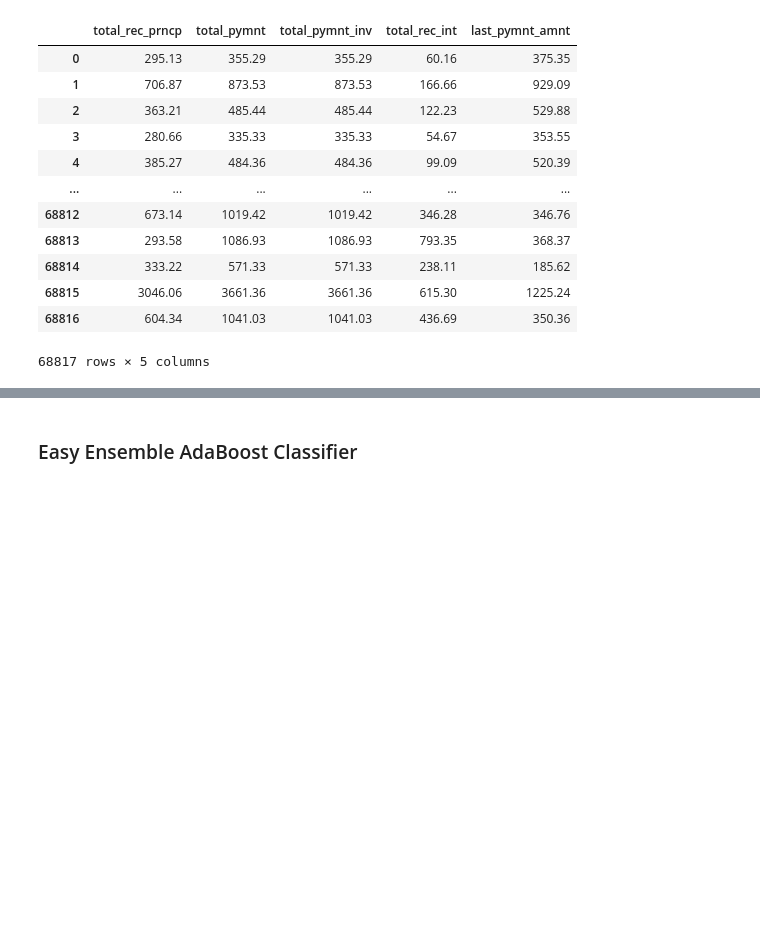
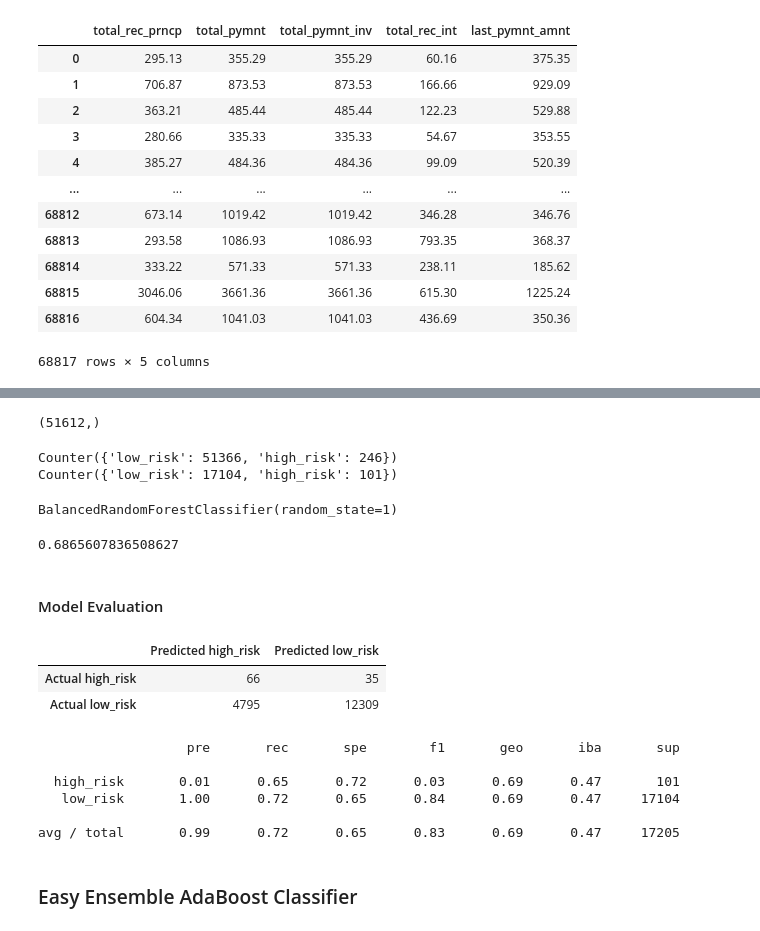
Before and after one commit to BiancaTaisePommerening/Credit_Risk_Analysis-, a Jupyter notebook: credit_risk_ensemble.ipynb, the cells around one changed output, grey strips where cells are left out. Saved outputs shown, nothing was run; the diff lists cells and outputs as text; code cells hidden in the pictures; blank space fills up the shorter version.

Commit message:
generated the accuracy, matrix, and classification report for the 2nd test on the balanced random forest classifier

```diff
--- a/credit_risk_ensemble.ipynb
+++ b/credit_risk_ensemble.ipynb
@@ -359,0 +362,3 @@ X
+# %%
+from sklearn.model_selection import train_test_split
+X_train, X_test, y_train, y_test = train_test_split(X, y, random_state=1)
@@ -360,3 +370,55 @@ X
+# %%
+# check y_train shape
+y_train.shape
+# %% [output]
+(51612,)
+# %%
+# Check balances
+print(Counter(y_train))
+print(Counter(y_test))
+# %% [output]
+Counter({'low_risk': 51366, 'high_risk': 246})
+Counter({'low_risk': 17104, 'high_risk': 101})
+# %%
+from imblearn.ensemble import BalancedRandomForestClassifier
+brfc = BalancedRandomForestClassifier(n_estimators = 100, random_state=1)
+brfc = brfc.fit(X_train, y_train)
+brfc
+# %% [output]
+BalancedRandomForestClassifier(random_state=1)
+# %%
+# Calculated the balanced accuracy score
+from sklearn.metrics import balanced_accuracy_score
+y_pred = brfc.predict(X_test)
+balanced_accuracy_score(y_test, y_pred)
+# %% [output]
+0.6865607836508627
+# %% [markdown]
+#### Model Evaluation
+# %%
+# Calculating the confusion matrix.
+cm = confusion_matrix(y_test, y_pred)
+
+# Create a DataFrame from the confusion matrix.
+cm_df = pd.DataFrame(
+    cm, index=["Actual high_risk", "Actual low_risk"], columns=["Predicted high_risk", "Predicted low_risk"])
+
+cm_df
+# %% [output]
+|  | Predicted high_risk | Predicted low_risk |
+| Actual high_risk | 66 | 35 |
+| Actual low_risk | 4795 | 12309 |
+# %%
+# Print the imbalanced classification report
+from imblearn.metrics import classification_report_imbalanced
+print(classification_report_imbalanced(y_test, y_pred))
+# %% [output]
+                   pre       rec       spe        f1       geo       iba       sup
+
+  high_risk       0.01      0.65      0.72      0.03      0.69      0.47       101
+   low_risk       1.00      0.72      0.65      0.84      0.69      0.47     17104
+
+avg / total       0.99      0.72      0.65      0.83      0.69      0.47     17205
 # %% [markdown]
 ### Easy Ensemble AdaBoost Classifier
 # %%
```
Also changed, not shown: parts of 2 cells of this notebook.
